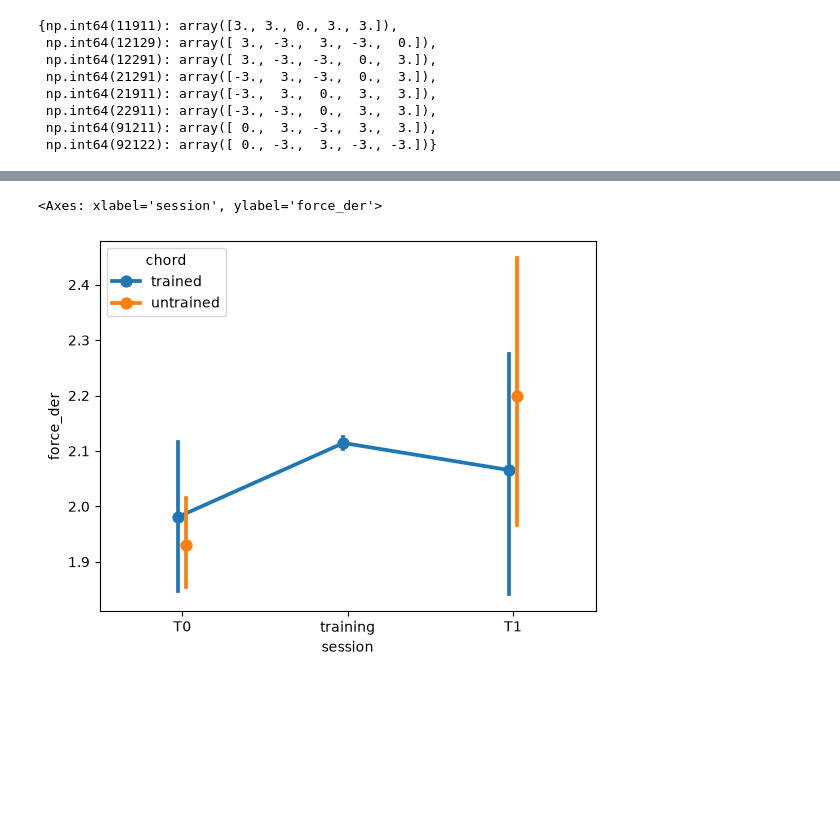
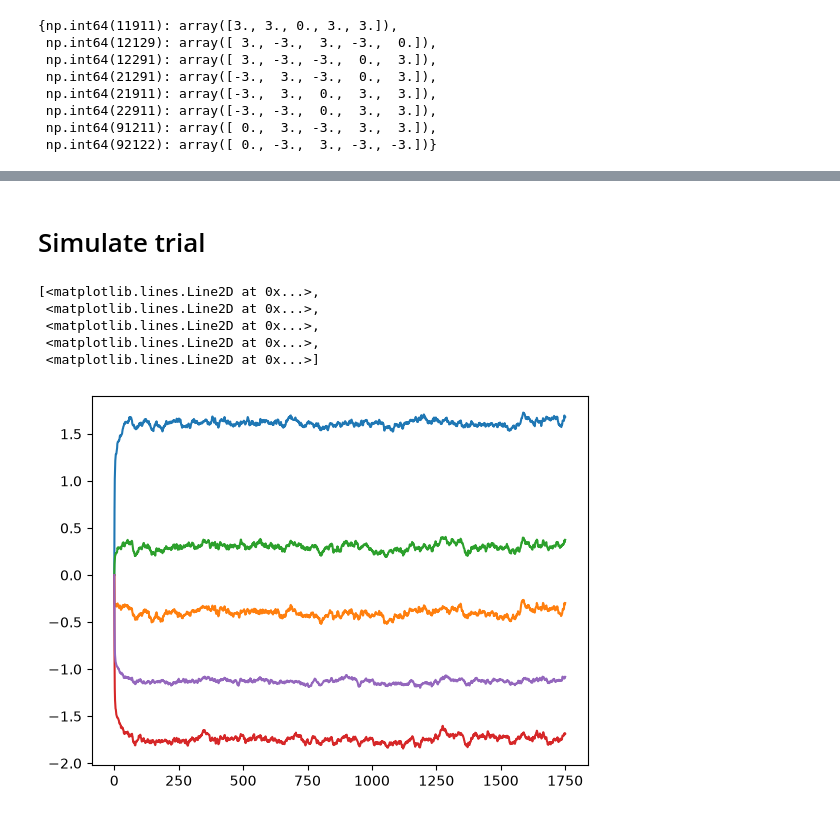
Before and after one commit to mnlmrc/EFC_learningfMRI, a Jupyter notebook: notebooks/simulation.ipynb, the cells around one changed output, grey strips where cells are left out. Cells and saved outputs as stored; diff of their text form; code cells hidden in the pictures; blank space fills up the shorter version.

```diff
--- a/notebooks/simulation.ipynb
+++ b/notebooks/simulation.ipynb
@@ -13,8 +16,8 @@ figure directory found: figures/
 # %%
-chords = ofc.make_chords()
-x_c = ofc.chords_to_targets(chords, flex_force=3.0, ext_force=3.0)
+chords        = ofc.make_chords()
+patterns_dict = ofc.chords_to_targets(chords, flex_force=3.0, ext_force=3.0)
 
-x_c
+patterns_dict
 # %% [output]
 {np.int64(11911): array([3., 3., 0., 3., 3.]),
  np.int64(12129): array([ 3., -3.,  3., -3.,  0.]),
@@ -210,5 +90,27 @@ sb.pointplot(data=df[df.finger == 'index'], x='session', y='force_abs', hue='cho
-# %%
-sb.pointplot(data=df[df.finger == 'index'], x='session', y='force_der', hue='chord', dodge=True)
-# %% [output]
-<Axes: xlabel='session', ylabel='force_der'>
-[figure, removed]
+# %%
+k = plant.m // plant.n                       # motor commands per finger
+b = plant.gain                               # dt / tau: effect of one step of command on force
+
+Q = np.eye(plant.n)                          # error cost: one weight per finger
+# r = .5 + np.random.rand(plant.m)              # effort cost: one weight per command, at the balance point
+R = k * b ** 2 * r * np.eye(plant.m)             # effort cost: one weight per command, at the balance point
+
+chordID = gl.chordID[1]
+pattern = patterns_dict[chordID]
+
+controller = ofc.design_controller(internal_model, plant, pattern, Q, R)
+# %% [markdown]
+# Simulate trial
+# %%
+rng     = np.random.default_rng(seed=1)
+n_steps = int(3.5 * gl.fsample['force'])
+trial   = ofc.simulate_trial(plant, controller, n_steps=n_steps, rng=rng)
+
+plt.plot(trial['x'])
+# %% [output]
+[<matplotlib.lines.Line2D at 0x...>,
+ <matplotlib.lines.Line2D at 0x...>,
+ <matplotlib.lines.Line2D at 0x...>,
+ <matplotlib.lines.Line2D at 0x...>,
+ <matplotlib.lines.Line2D at 0x...>]
+[figure, added]
```
Also changed, not shown: parts of 16 cells of this notebook, 1 other file.
